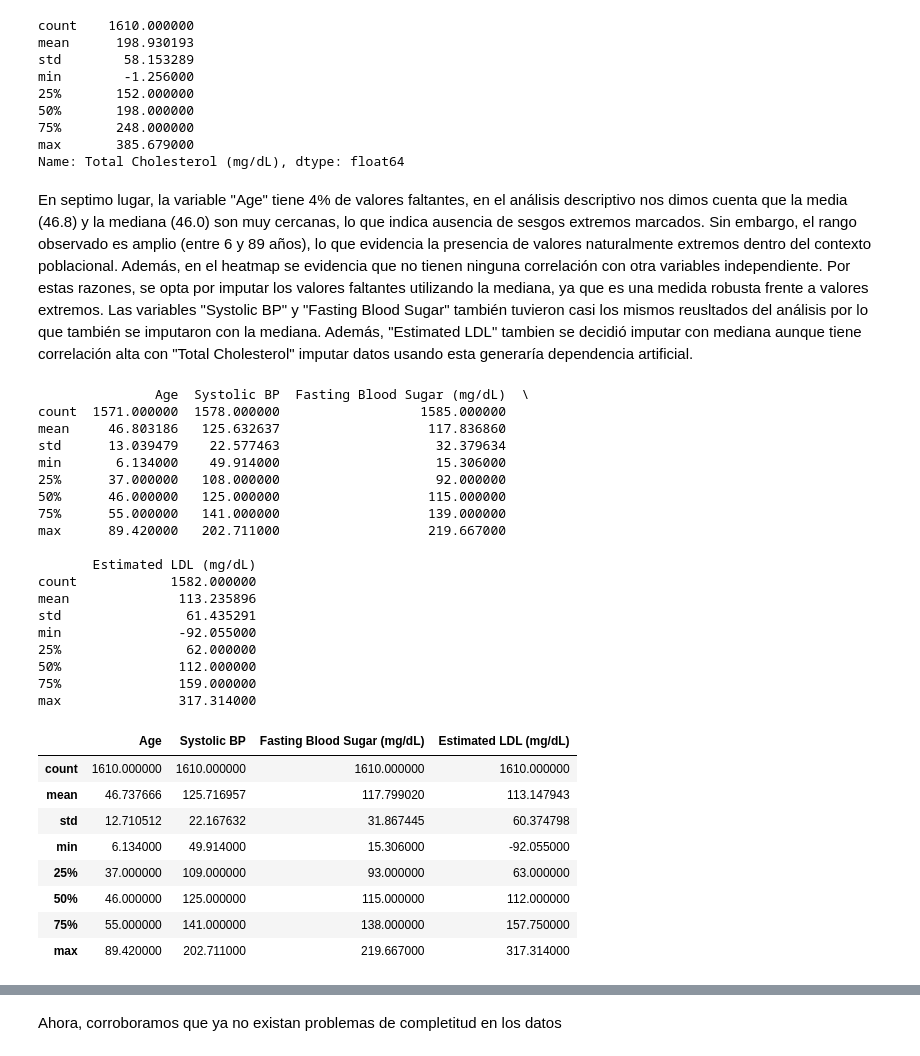
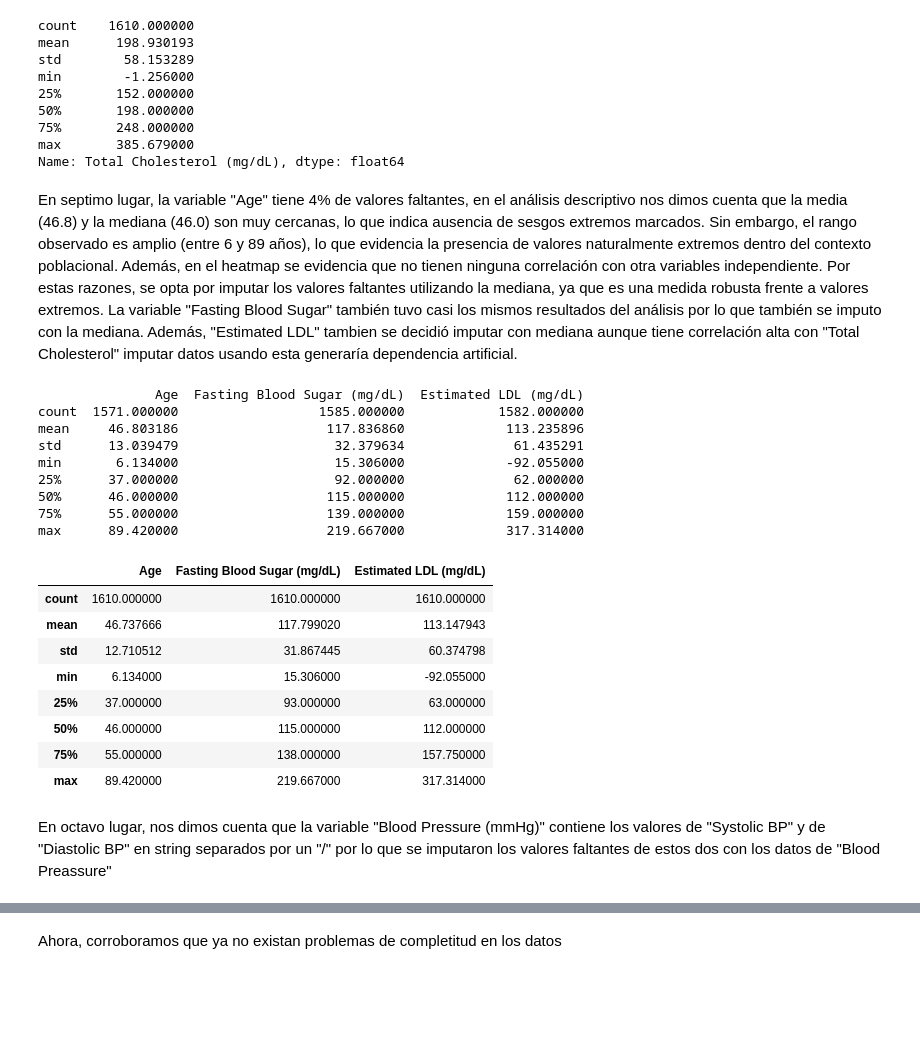
Before and after one commit to maria366p/Taller-1_AprendizajeMaquina, a Jupyter notebook: taller1.ipynb, the cells around one changed output, grey strips where cells are left out. Drawn from its saved outputs; the diff is of its cells as text; code cells hidden in the pictures; blank space fills up the shorter version.

```diff
--- a/taller1.ipynb
+++ b/taller1.ipynb
@@ -254,9 +254,4 @@ En tercer lugar, dado que "Diastolic BP" tiene mas o menos 5.18% de valores falt
 # %%
-dataMod["Diastolic BP"] = dataMod["Diastolic BP"].fillna(
-    dataMod["Diastolic BP"].median()
-)
-print(f"Valores faltantes en Diastolic BP después de imputar con la mediana: {dataMod['Diastolic BP'].isna().sum()}")
-
 dataMod["HDL (mg/dL)"] = dataMod["HDL (mg/dL)"].fillna(
     dataMod["HDL (mg/dL)"].median()
 )
@@ -359,56 +353,43 @@ min        -1.256000
 max       385.679000
 Name: Total Cholesterol (mg/dL), dtype: float64
 # %% [markdown]
-En septimo lugar, la variable "Age" tiene 4% de valores faltantes, en el análisis descriptivo nos dimos cuenta que la media (46.8) y la mediana (46.0) son muy cercanas, lo que indica ausencia de sesgos extremos marcados. Sin embargo, el rango observado es amplio (entre 6 y 89 años), lo que evidencia la presencia de valores naturalmente extremos dentro del contexto poblacional. Además, en el heatmap se evidencia que no tienen ninguna correlación con otra variables independiente. Por estas razones, se opta por imputar los valores faltantes utilizando la mediana, ya que es una medida robusta frente a valores extremos. Las variables "Systolic BP" y "Fasting Blood Sugar" también tuvieron casi los mismos reusltados del análisis por lo que también se imputaron con la mediana. Además, "Estimated LDL" tambien se decidió imputar con mediana aunque tiene correlación alta con "Total Cholesterol" imputar datos usando esta generaría dependencia artificial.
+En septimo lugar, la variable "Age" tiene 4% de valores faltantes, en el análisis descriptivo nos dimos cuenta que la media (46.8) y la mediana (46.0) son muy cercanas, lo que indica ausencia de sesgos extremos marcados. Sin embargo, el rango observado es amplio (entre 6 y 89 años), lo que evidencia la presencia de valores naturalmente extremos dentro del contexto poblacional. Además, en el heatmap se evidencia que no tienen ninguna correlación con otra variables independiente. Por estas razones, se opta por imputar los valores faltantes utilizando la mediana, ya que es una medida robusta frente a valores extremos. La variable "Fasting Blood Sugar" también tuvo casi los mismos resultados del análisis por lo que también se imputo con la mediana. Además, "Estimated LDL" tambien se decidió imputar con mediana aunque tiene correlación alta con "Total Cholesterol" imputar datos usando esta generaría dependencia artificial.
 # %%
-print(data[["Age", "Systolic BP", "Fasting Blood Sugar (mg/dL)", "Estimated LDL (mg/dL)"]].describe())
+print(data[["Age", "Fasting Blood Sugar (mg/dL)", "Estimated LDL (mg/dL)"]].describe())
 #Imputar Mediana a Age
 dataMod["Age"] = dataMod["Age"].fillna(
     dataMod["Age"].median()
-)
-
-#Imputar mediana a Systolic BP
-dataMod["Systolic BP"] = dataMod["Systolic BP"].fillna(
-    dataMod["Systolic BP"].median()
 )
 
 #Imputar mediana a Fasting Blood Sugar (mg/dL)
 dataMod["Fasting Blood Sugar (mg/dL)"] = dataMod["Fasting Blood Sugar (mg/dL)"].fillna(
     dataMod["Fasting Blood Sugar (mg/dL)"].median()
 )
 
 #Imputar mediana a Estimated LDL (mg/dL)
 dataMod["Estimated LDL (mg/dL)"] = dataMod["Estimated LDL (mg/dL)"].fillna(
     dataMod["Estimated LDL (mg/dL)"].median()
 )
 
-dataMod[["Age", "Systolic BP", "Fasting Blood Sugar (mg/dL)", "Estimated LDL (mg/dL)"]].describe()
+dataMod[["Age","Fasting Blood Sugar (mg/dL)", "Estimated LDL (mg/dL)"]].describe()
 # %% [output]
-               Age  Systolic BP  Fasting Blood Sugar (mg/dL)  \
-count  1571.000000  1578.000000                  1585.000000
-mean     46.803186   125.632637                   117.836860
-std      13.039479    22.577463                    32.379634
-min       6.134000    49.914000                    15.306000
-25%      37.000000   108.000000                    92.000000
-50%      46.000000   125.000000                   115.000000
-75%      55.000000   141.000000                   139.000000
-max      89.420000   202.711000                   219.667000
-
-       Estimated LDL (mg/dL)
-count            1582.000000
-mean              113.235896
-std                61.435291
-min               -92.055000
-25%                62.000000
-50%               112.000000
-75%               159.000000
-max               317.314000
+               Age  Fasting Blood Sugar (mg/dL)  Estimated LDL (mg/dL)
+count  1571.000000                  1585.000000            1582.000000
+mean     46.803186                   117.836860             113.235896
+std      13.039479                    32.379634              61.435291
+min       6.134000                    15.306000             -92.055000
+25%      37.000000                    92.000000              62.000000
+50%      46.000000                   115.000000             112.000000
+75%      55.000000                   139.000000             159.000000
+max      89.420000                   219.667000             317.314000
-|  | Age | Systolic BP | Fasting Blood Sugar (mg/dL) | Estimated LDL (mg/dL) |
-| count | 1610.000000 | 1610.000000 | 1610.000000 | 1610.000000 |
-| mean | 46.737666 | 125.716957 | 117.799020 | 113.147943 |
-| std | 12.710512 | 22.167632 | 31.867445 | 60.374798 |
-| min | 6.134000 | 49.914000 | 15.306000 | -92.055000 |
-| 25% | 37.000000 | 109.000000 | 93.000000 | 63.000000 |
-| 50% | 46.000000 | 125.000000 | 115.000000 | 112.000000 |
-| 75% | 55.000000 | 141.000000 | 138.000000 | 157.750000 |
-| max | 89.420000 | 202.711000 | 219.667000 | 317.314000 |
+|  | Age | Fasting Blood Sugar (mg/dL) | Estimated LDL (mg/dL) |
+| count | 1610.000000 | 1610.000000 | 1610.000000 |
+| mean | 46.737666 | 117.799020 | 113.147943 |
+| std | 12.710512 | 31.867445 | 60.374798 |
+| min | 6.134000 | 15.306000 | -92.055000 |
+| 25% | 37.000000 | 93.000000 | 63.000000 |
+| 50% | 46.000000 | 115.000000 | 112.000000 |
+| 75% | 55.000000 | 138.000000 | 157.750000 |
+| max | 89.420000 | 219.667000 | 317.314000 |
+# %% [markdown]
+En octavo lugar, nos dimos cuenta que la variable "Blood Pressure (mmHg)" contiene los valores de "Systolic BP" y de "Diastolic BP" en string separados por un "/" por lo que se imputaron los valores faltantes de estos dos con los datos de "Blood Preassure"
```
Also changed, not shown: parts of 93 cells of this notebook, 1 other file.
